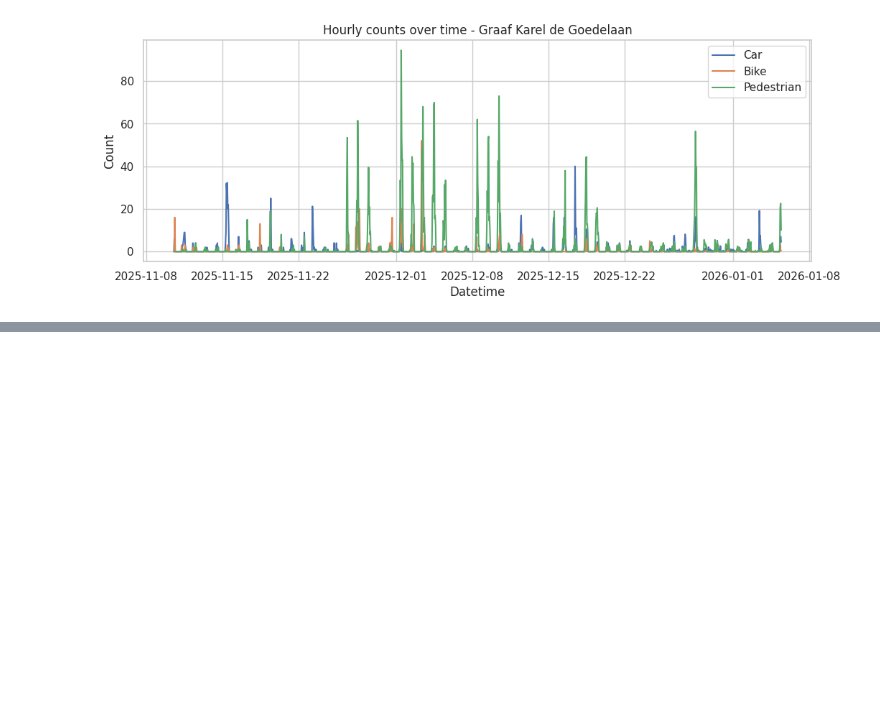
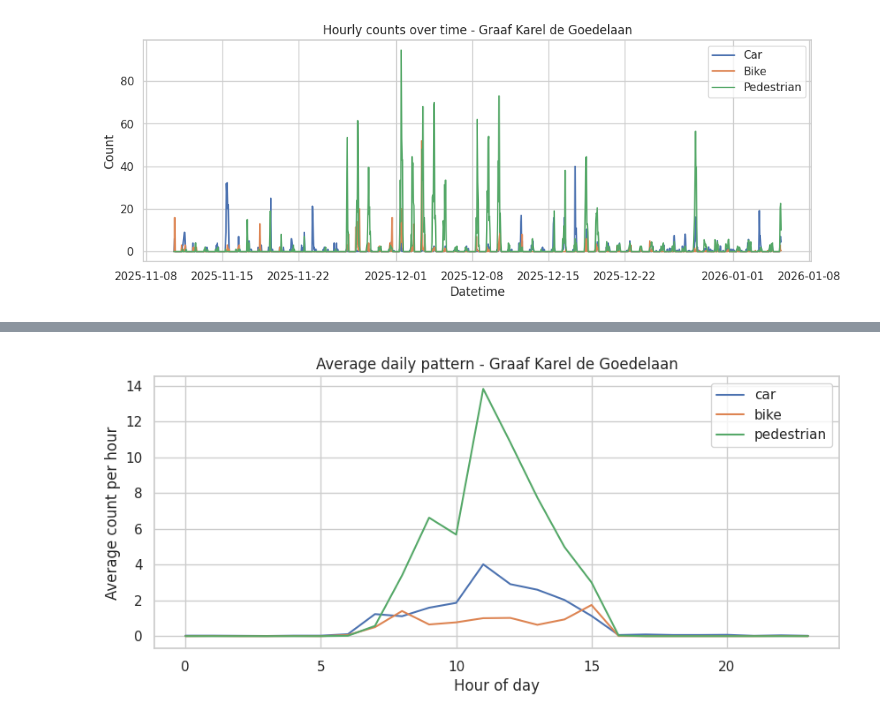
Before and after one commit to Hadi212-sketch/Traffic-Analysis-Kortrijk, a Jupyter notebook: notebooks/GraafAnalysis.ipynb, the cells around one changed output, grey strips where cells are left out. Cells and saved outputs as stored; diff of their text form; code cells hidden in the pictures; blank space fills up the shorter version.

```diff
--- a/notebooks/GraafAnalysis.ipynb
+++ b/notebooks/GraafAnalysis.ipynb
@@ -129,0 +152,15 @@ plt.show()
+# %%
+df["hour"] = df["datetime"].dt.hour
+
+avg_by_hour = df.groupby("hour")[["car", "bike", "pedestrian"]].mean()
+
+plt.figure(figsize=(10,4))
+for col in ["car", "bike", "pedestrian"]:
+    plt.plot(avg_by_hour.index, avg_by_hour[col], label=col)
+plt.xlabel("Hour of day")
+plt.ylabel("Average count per hour")
+plt.title("Average daily pattern - Graaf Karel de Goedelaan")
+plt.legend()
+plt.show()
+# %% [output]
+[figure, added]
```
Also changed, not shown: parts of 2 cells of this notebook, 1 other file.
